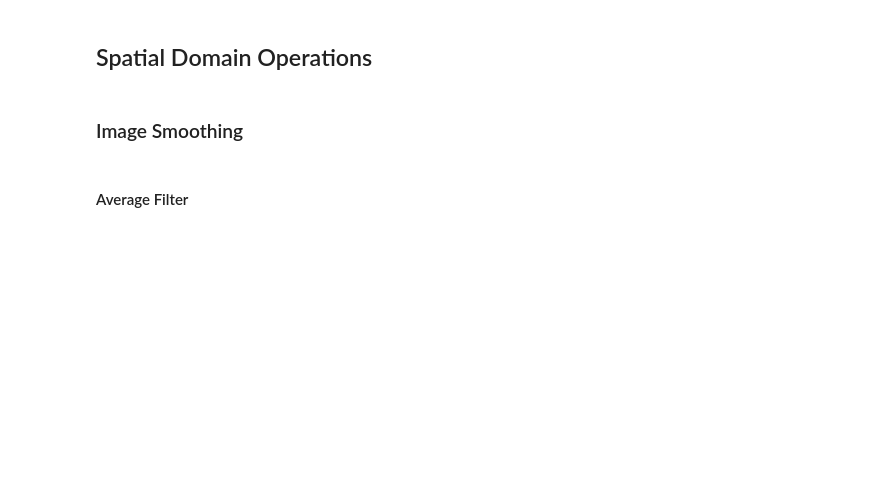
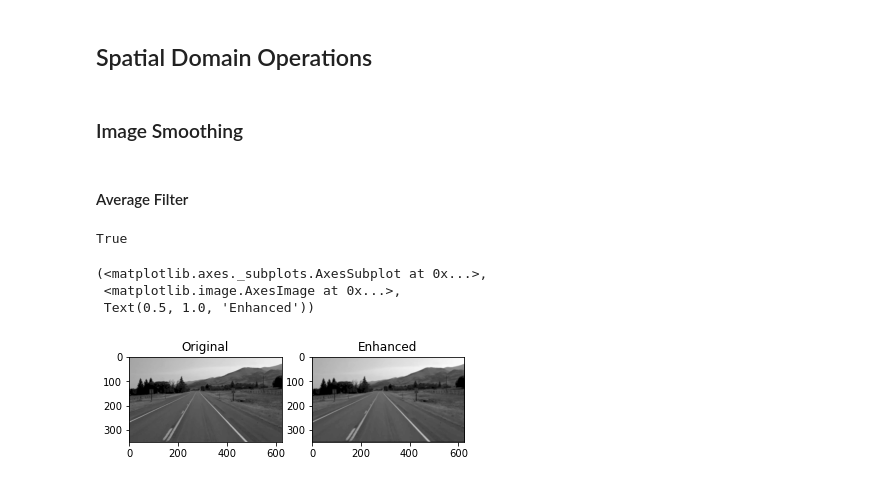
Before and after one commit to overtunned/lane_detection, a Jupyter notebook: CaseStudyAssignment3_on_02_05_21.ipynb, the cells around one changed output. Drawn from its saved outputs; the diff is of its cells as text; code cells hidden in the pictures; blank space fills up the shorter version.

Commit message:
average cheythu

```diff
--- a/CaseStudyAssignment3_on_02_05_21.ipynb
+++ b/CaseStudyAssignment3_on_02_05_21.ipynb
@@ -23,3 +27,7 @@ import matplotlib.image as mpimg
+# %%
+image = "test_image.png"
+# %%
+im = cv2.imread(image,0)
 # %% [markdown]
 ## Spatial Domain Operations
 # %% [markdown]
@@ -46,0 +54,12 @@ import cv2 as cv
+# %%
+cv2.imwrite("AverageFilter.png",img_new)
+# %% [output]
+True
+# %%
+plt.subplot(121),plt.imshow(im, cmap='gray'),plt.title('Original')
+plt.subplot(122),plt.imshow(img_new, cmap='gray'),plt.title('Enhanced')
+# %% [output]
+(<matplotlib.axes._subplots.AxesSubplot at 0x...>,
+ <matplotlib.image.AxesImage at 0x...>,
+ Text(0.5, 1.0, 'Enhanced'))
+[figure, added]
```
Also changed, not shown: parts of 3 cells of this notebook, 1 other file.
